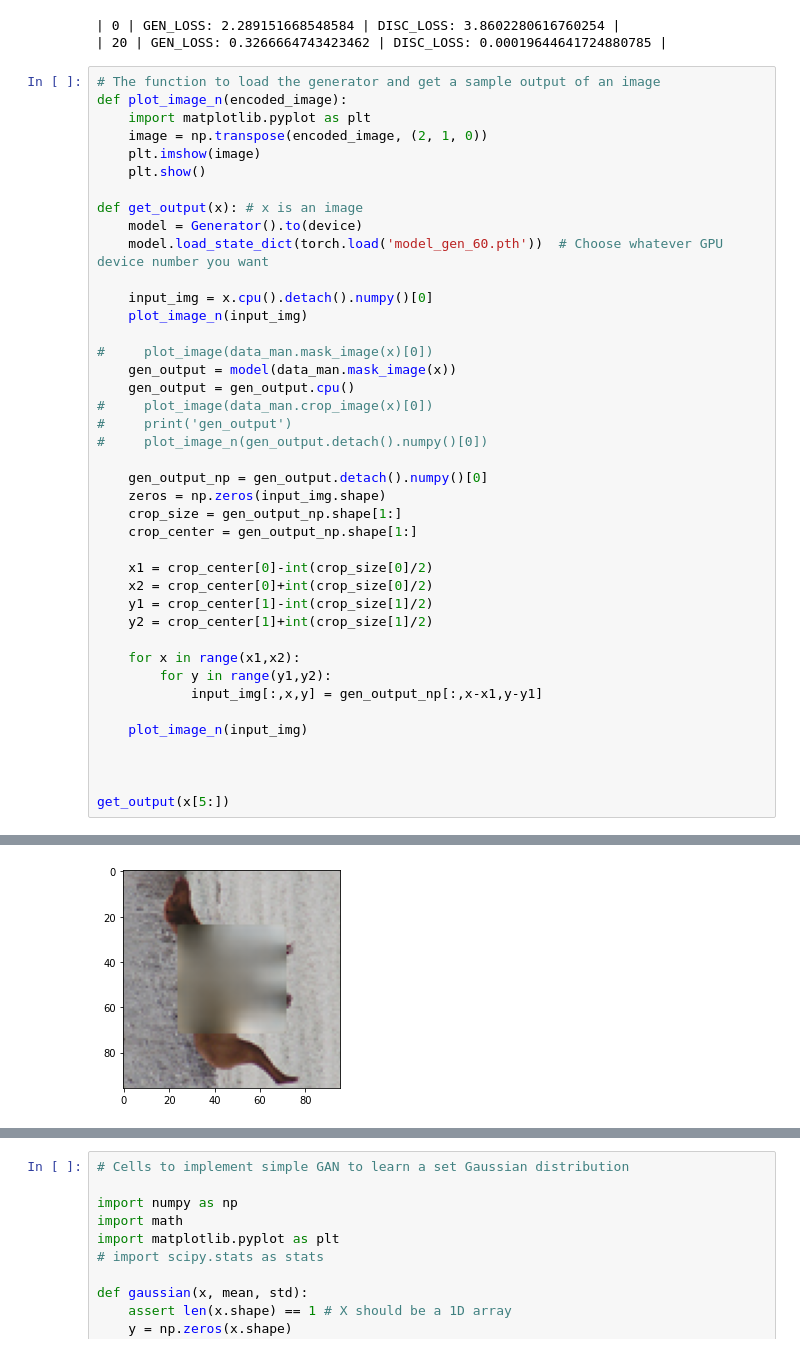
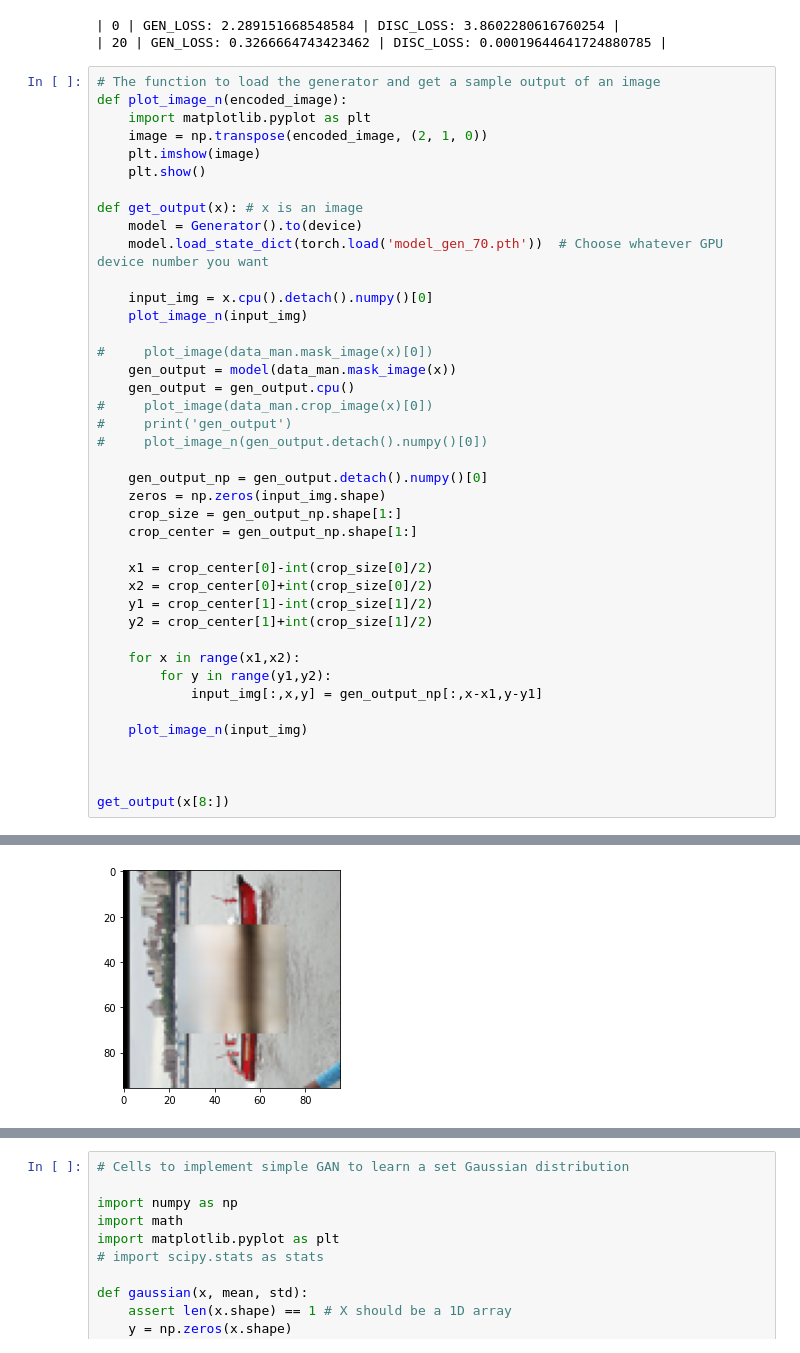
Before and after one commit to abhishek-rr/CV-Image-inpaining, a Jupyter notebook: CV_v2.ipynb, the cells around one changed output, grey strips where cells are left out. Cells and saved outputs as stored; diff of their text form.

```diff
--- a/CV_v2.ipynb
+++ b/CV_v2.ipynb
@@ -642,7 +642,7 @@ def plot_image_n(encoded_image):
 
 def get_output(x): # x is an image
     model = Generator().to(device)
-    model.load_state_dict(torch.load('model_gen_60.pth'))  # Choose whatever GPU device number you want
+    model.load_state_dict(torch.load('model_gen_70.pth'))  # Choose whatever GPU device number you want
 
     input_img = x.cpu().detach().numpy()[0]
     plot_image_n(input_img)
@@ -672,5 +672,5 @@ def get_output(x): # x is an image
 
 
 
-get_output(x[5:])
+get_output(x[8:])
 # %% [output]
@@ -678,4 +678,4 @@ get_output(x[5:])
-[figure, old version]
+[figure, new version]
 # %%
 # Cell to plot the discriminator and generator losses
 import matplotlib.pyplot as plt
```
Also changed, not shown: parts of 4 cells of this notebook, 2 other files.
